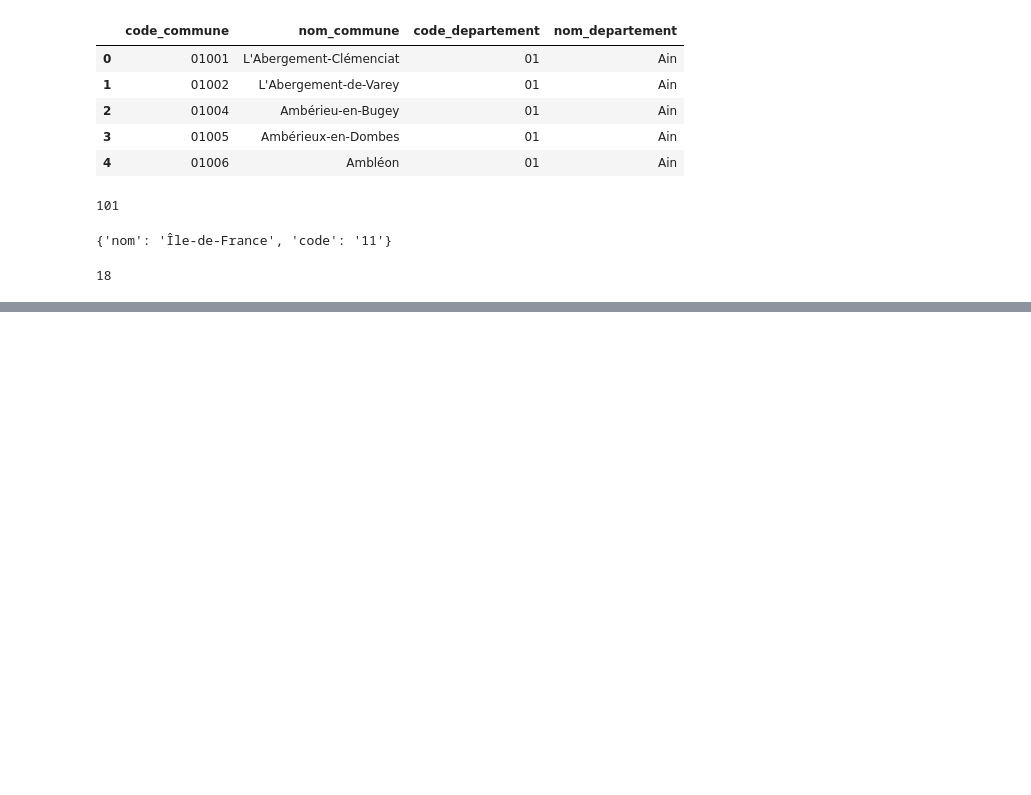
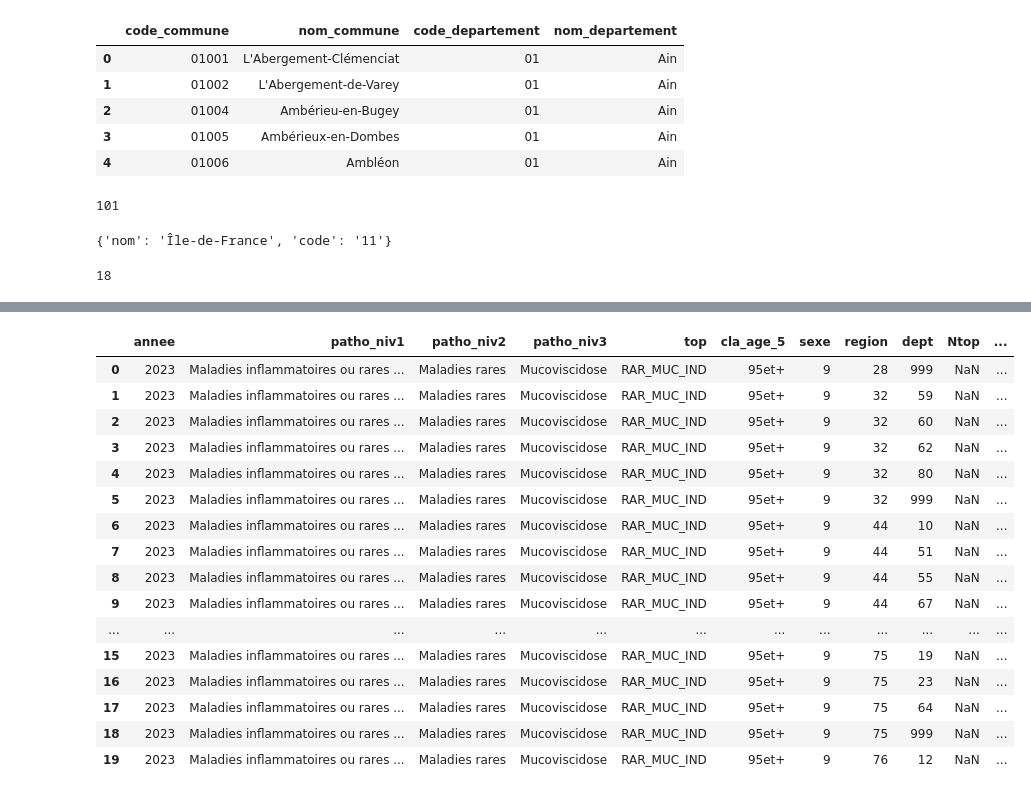
Before and after one commit to omar-el-moujahid/OpenHealth-Analyse-des-indicateurs-de-sant-publique, a Jupyter notebook: Explorer_Les_Donnees.ipynb, the cells around one changed output, grey strips where cells are left out. Drawn from its saved outputs; the diff is of its cells as text; code cells hidden in the pictures; blank space fills up the shorter version.

Commit message:
ajouter l ETL pour les donnees de pathologie

```diff
--- a/Explorer_Les_Donnees.ipynb
+++ b/Explorer_Les_Donnees.ipynb
@@ -127,3 +127,11 @@ with open(fichier_csv, "w", newline="", encoding="utf-8") as f:
 
     for dep in departements:
         writer.writerow([dep['nom'],dep['code']])
+# %%
+import pandas as pd
+
+df = pd.read_csv(
+    'Donnees/sante/pathologie_effectifs_en_fnct_des_régions.csv',
+    sep=';',
+    engine='python'
+)
@@ -129,0 +197,20 @@ with open(fichier_csv, "w", newline="", encoding="utf-8") as f:
+# %%
+df.head(20)
+# %% [output]
+|  | annee | patho_niv1 | patho_niv2 | patho_niv3 | top | cla_age_5 | sexe | region | dept | Ntop | ... |
+| 0 | 2023 | Maladies inflammatoires ou rares ... | Maladies rares | Mucoviscidose | RAR_MUC_IND | 95et+ | 9 | 28 | 999 | NaN | ... |
+| 1 | 2023 | Maladies inflammatoires ou rares ... | Maladies rares | Mucoviscidose | RAR_MUC_IND | 95et+ | 9 | 32 | 59 | NaN | ... |
+| 2 | 2023 | Maladies inflammatoires ou rares ... | Maladies rares | Mucoviscidose | RAR_MUC_IND | 95et+ | 9 | 32 | 60 | NaN | ... |
+| 3 | 2023 | Maladies inflammatoires ou rares ... | Maladies rares | Mucoviscidose | RAR_MUC_IND | 95et+ | 9 | 32 | 62 | NaN | ... |
+| 4 | 2023 | Maladies inflammatoires ou rares ... | Maladies rares | Mucoviscidose | RAR_MUC_IND | 95et+ | 9 | 32 | 80 | NaN | ... |
+| 5 | 2023 | Maladies inflammatoires ou rares ... | Maladies rares | Mucoviscidose | RAR_MUC_IND | 95et+ | 9 | 32 | 999 | NaN | ... |
+| 6 | 2023 | Maladies inflammatoires ou rares ... | Maladies rares | Mucoviscidose | RAR_MUC_IND | 95et+ | 9 | 44 | 10 | NaN | ... |
+| 7 | 2023 | Maladies inflammatoires ou rares ... | Maladies rares | Mucoviscidose | RAR_MUC_IND | 95et+ | 9 | 44 | 51 | NaN | ... |
+| 8 | 2023 | Maladies inflammatoires ou rares ... | Maladies rares | Mucoviscidose | RAR_MUC_IND | 95et+ | 9 | 44 | 55 | NaN | ... |
+| 9 | 2023 | Maladies inflammatoires ou rares ... | Maladies rares | Mucoviscidose | RAR_MUC_IND | 95et+ | 9 | 44 | 67 | NaN | ... |
+| ... | ... | ... | ... | ... | ... | ... | ... | ... | ... | ... | ... |
+| 15 | 2023 | Maladies inflammatoires ou rares ... | Maladies rares | Mucoviscidose | RAR_MUC_IND | 95et+ | 9 | 75 | 19 | NaN | ... |
+| 16 | 2023 | Maladies inflammatoires ou rares ... | Maladies rares | Mucoviscidose | RAR_MUC_IND | 95et+ | 9 | 75 | 23 | NaN | ... |
+| 17 | 2023 | Maladies inflammatoires ou rares ... | Maladies rares | Mucoviscidose | RAR_MUC_IND | 95et+ | 9 | 75 | 64 | NaN | ... |
+| 18 | 2023 | Maladies inflammatoires ou rares ... | Maladies rares | Mucoviscidose | RAR_MUC_IND | 95et+ | 9 | 75 | 999 | NaN | ... |
+| 19 | 2023 | Maladies inflammatoires ou rares ... | Maladies rares | Mucoviscidose | RAR_MUC_IND | 95et+ | 9 | 76 | 12 | NaN | ... |
```
Also changed, not shown: parts of 10 cells of this notebook, 2 other files.
